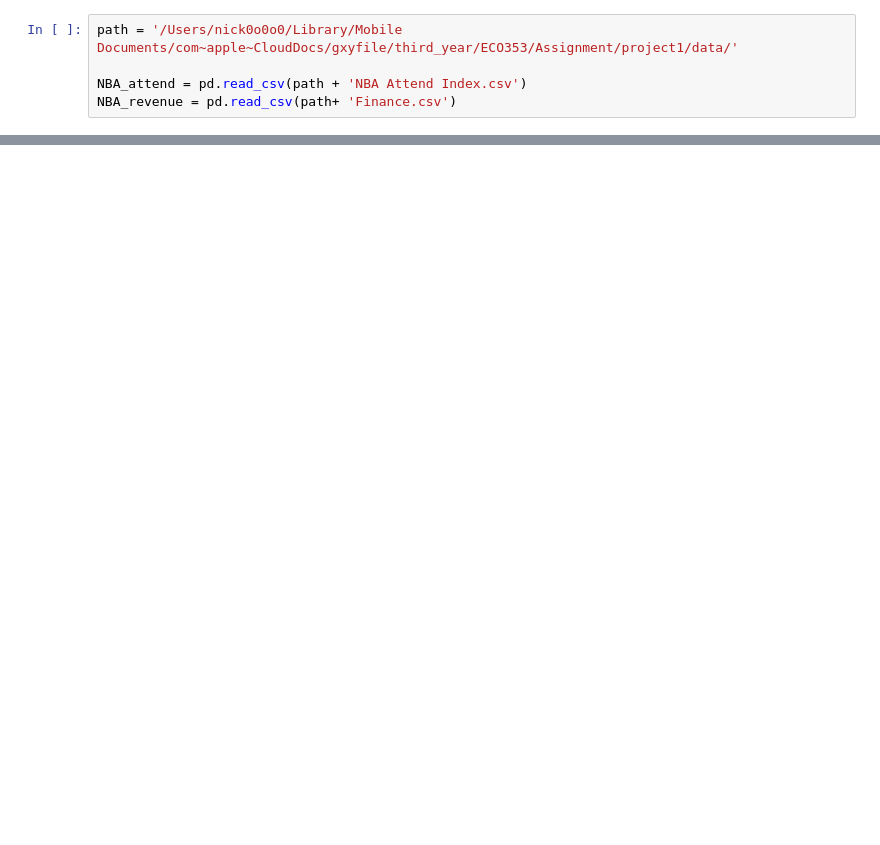
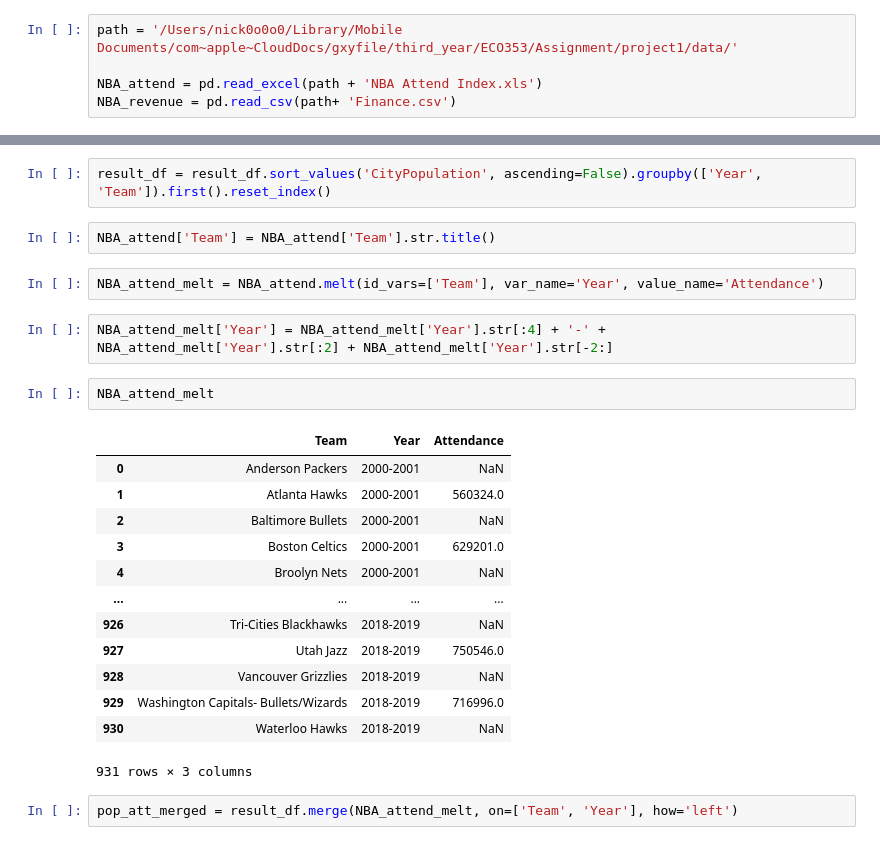
Before and after one commit to XinyangNick/ECO353-Project-1, a Jupyter notebook: ECO353P1.ipynb, the cells around one changed output, grey strips where cells are left out. Saved outputs shown, nothing was run; the diff lists cells and outputs as text; blank space fills up the shorter version.

Commit message:
Finish pop income attendance

```diff
--- a/ECO353P1.ipynb
+++ b/ECO353P1.ipynb
@@ -6,7 +8,7 @@ import glob
 # %%
 path = '/Users/nick0o0o0/Library/Mobile Documents/com~apple~CloudDocs/gxyfile/third_year/ECO353/Assignment/project1/data/'
 
-NBA_attend = pd.read_csv(path + 'NBA Attend Index.csv')
+NBA_attend = pd.read_excel(path + 'NBA Attend Index.xls')
 NBA_revenue = pd.read_csv(path+ 'Finance.csv')
 # %%
 NBA_revenue['Team'] = NBA_revenue['Team'].str.title()
@@ -132,0 +186,26 @@ merged_data
+# %%
+result_df = result_df.sort_values('CityPopulation', ascending=False).groupby(['Year', 'Team']).first().reset_index()
+# %%
+NBA_attend['Team'] = NBA_attend['Team'].str.title()
+# %%
+NBA_attend_melt = NBA_attend.melt(id_vars=['Team'], var_name='Year', value_name='Attendance')
+# %%
+NBA_attend_melt['Year'] = NBA_attend_melt['Year'].str[:4] + '-' + NBA_attend_melt['Year'].str[:2] + NBA_attend_melt['Year'].str[-2:]
+# %%
+NBA_attend_melt
+# %% [output]
+|  | Team | Year | Attendance |
+| 0 | Anderson Packers | 2000-2001 | NaN |
+| 1 | Atlanta Hawks | 2000-2001 | 560324.0 |
+| 2 | Baltimore Bullets | 2000-2001 | NaN |
+| 3 | Boston Celtics | 2000-2001 | 629201.0 |
+| 4 | Broolyn Nets | 2000-2001 | NaN |
+| ... | ... | ... | ... |
+| 926 | Tri-Cities Blackhawks | 2018-2019 | NaN |
+| 927 | Utah Jazz | 2018-2019 | 750546.0 |
+| 928 | Vancouver Grizzlies | 2018-2019 | NaN |
+| 929 | Washington Capitals- Bullets/Wizards | 2018-2019 | 716996.0 |
+| 930 | Waterloo Hawks | 2018-2019 | NaN |
+931 rows × 3 columns
+# %%
+pop_att_merged = result_df.merge(NBA_attend_melt, on=['Team', 'Year'], how='left')
```
Also changed, not shown: parts of 23 cells of this notebook.
